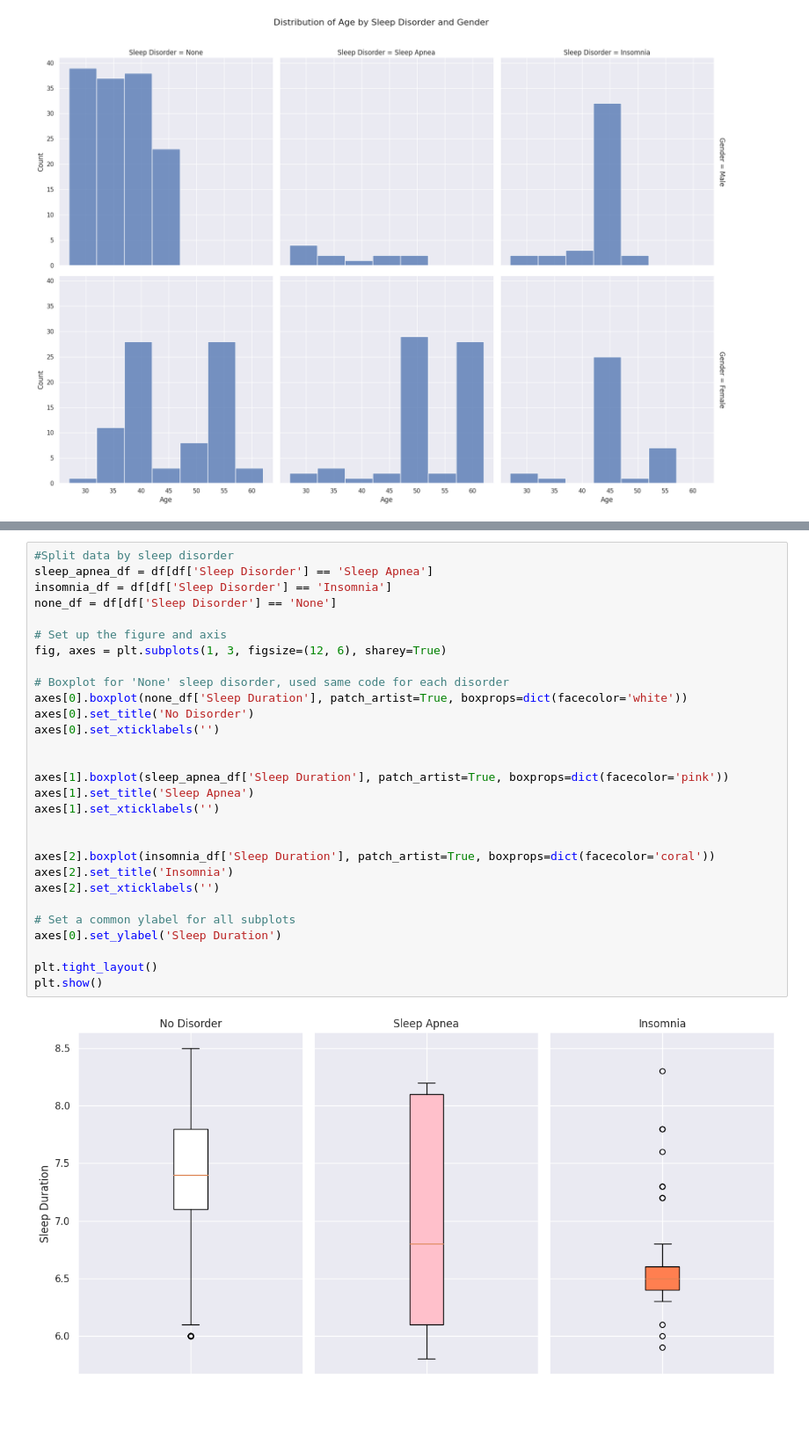
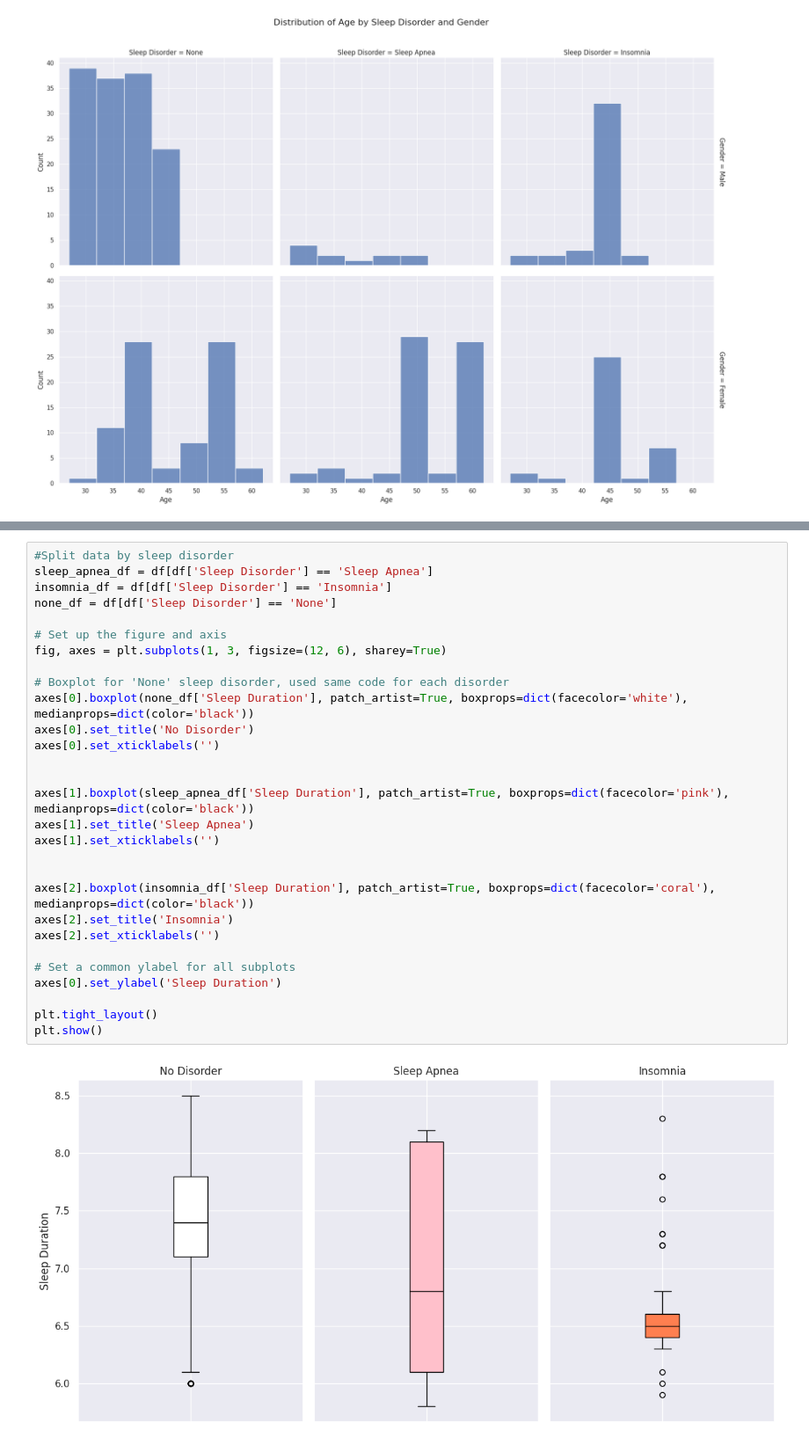
Before and after one commit to csmotherman/CSC302-Midterm, a Jupyter notebook: CSC202_Group_2_Midterm.ipynb, the cells around one changed output, grey strips where cells are left out. Shown at 88% size. Saved outputs shown, nothing was run; the diff lists cells and outputs as text; blank space fills up the shorter version.

```diff
--- a/CSC202_Group_2_Midterm.ipynb
+++ b/CSC202_Group_2_Midterm.ipynb
@@ -159,33 +140,33 @@ plt.show()
 # %%
 #Split data by sleep disorder
 sleep_apnea_df = df[df['Sleep Disorder'] == 'Sleep Apnea']
 insomnia_df = df[df['Sleep Disorder'] == 'Insomnia']
 none_df = df[df['Sleep Disorder'] == 'None']
 
 # Set up the figure and axis
 fig, axes = plt.subplots(1, 3, figsize=(12, 6), sharey=True)
 
 # Boxplot for 'None' sleep disorder, used same code for each disorder
-axes[0].boxplot(none_df['Sleep Duration'], patch_artist=True, boxprops=dict(facecolor='white'))
+axes[0].boxplot(none_df['Sleep Duration'], patch_artist=True, boxprops=dict(facecolor='white'), medianprops=dict(color='black'))
 axes[0].set_title('No Disorder')
 axes[0].set_xticklabels('')
 
 
-axes[1].boxplot(sleep_apnea_df['Sleep Duration'], patch_artist=True, boxprops=dict(facecolor='pink'))
+axes[1].boxplot(sleep_apnea_df['Sleep Duration'], patch_artist=True, boxprops=dict(facecolor='pink'), medianprops=dict(color='black'))
 axes[1].set_title('Sleep Apnea')
 axes[1].set_xticklabels('')
 
 
-axes[2].boxplot(insomnia_df['Sleep Duration'], patch_artist=True, boxprops=dict(facecolor='coral'))
+axes[2].boxplot(insomnia_df['Sleep Duration'], patch_artist=True, boxprops=dict(facecolor='coral'), medianprops=dict(color='black'))
 axes[2].set_title('Insomnia')
 axes[2].set_xticklabels('')
 
 # Set a common ylabel for all subplots
 axes[0].set_ylabel('Sleep Duration')
 
 plt.tight_layout()
 plt.show()
 # %% [output]
-[figure, old version]
+[figure, new version]
 # %%
 
```
Also changed, not shown: parts of 11 cells of this notebook.
